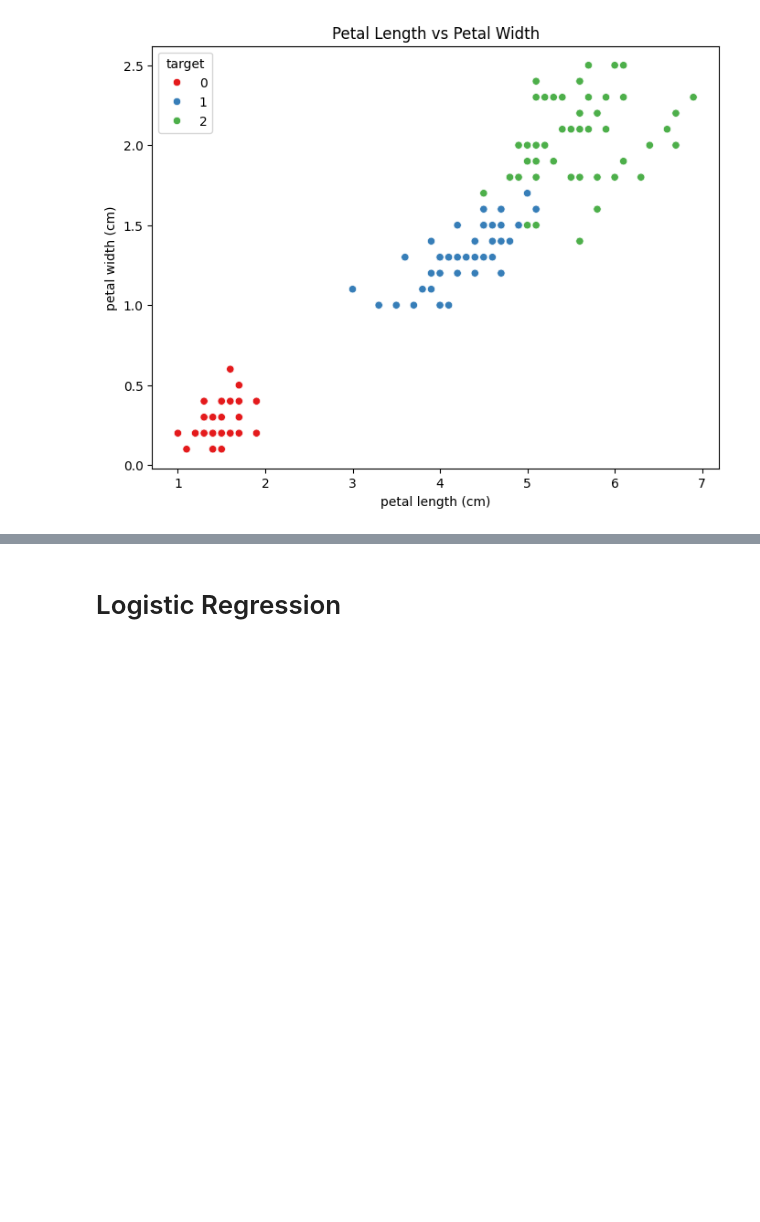
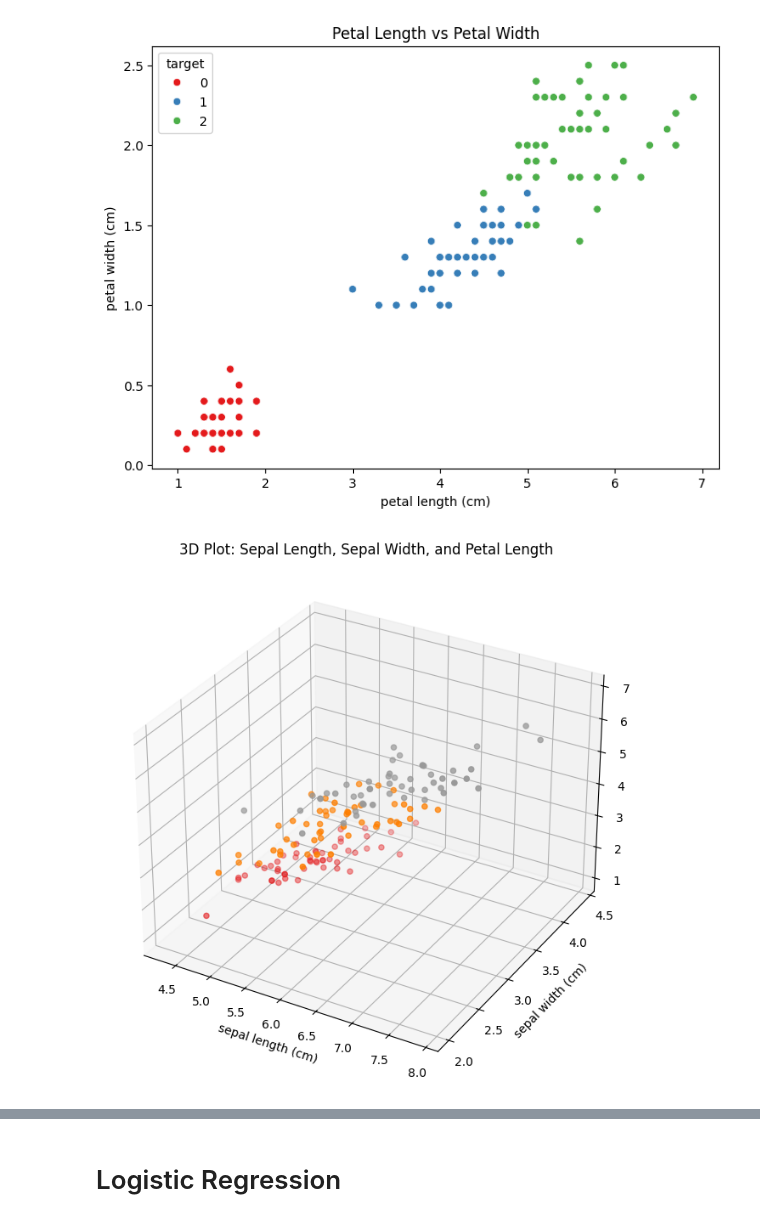
Before and after one commit to Julian-L-Avila/Data-Mining-2024-3, a Jupyter notebook: Classification-Notebook/main.sync.ipynb, the cells around one changed output, grey strips where cells are left out. Drawn from its saved outputs; the diff is of its cells as text; code cells hidden in the pictures; blank space fills up the shorter version.

```diff
--- a/Classification-Notebook/main.sync.ipynb
+++ b/Classification-Notebook/main.sync.ipynb
@@ -53,3 +53,33 @@ plt.show()
 # %% [output]
 [figure]
 [figure]
+# %%
+from mpl_toolkits.mplot3d import Axes3D
+import matplotlib.pyplot as plt
+import seaborn as sns
+import pandas as pd
+from sklearn.datasets import load_iris
+
+# Load the Iris dataset
+iris = load_iris()
+iris_df = pd.DataFrame(data=iris.data, columns=iris.feature_names)
+iris_df['target'] = iris.target
+# %%
+# 3D plot for Sepal Length, Sepal Width, and Petal Length
+fig = plt.figure(figsize=(10, 8))
+ax = fig.add_subplot(111, projection='3d')
+
+# Plotting the points
+scatter = ax.scatter(iris_df[iris.feature_names[0]], iris_df[iris.feature_names[1]], iris_df[iris.feature_names[2]],
+                     c=iris_df['target'], cmap='Set1', marker='o')
+
+# Adding labels
+ax.set_xlabel(iris.feature_names[0])
+ax.set_ylabel(iris.feature_names[1])
+ax.set_zlabel(iris.feature_names[2])
+plt.title('3D Plot: Sepal Length, Sepal Width, and Petal Length')
+
+# Show the plot
+plt.show()
+# %% [output]
+[figure, added]
```
Also changed, not shown: parts of 7 cells of this notebook, 1 other file.
